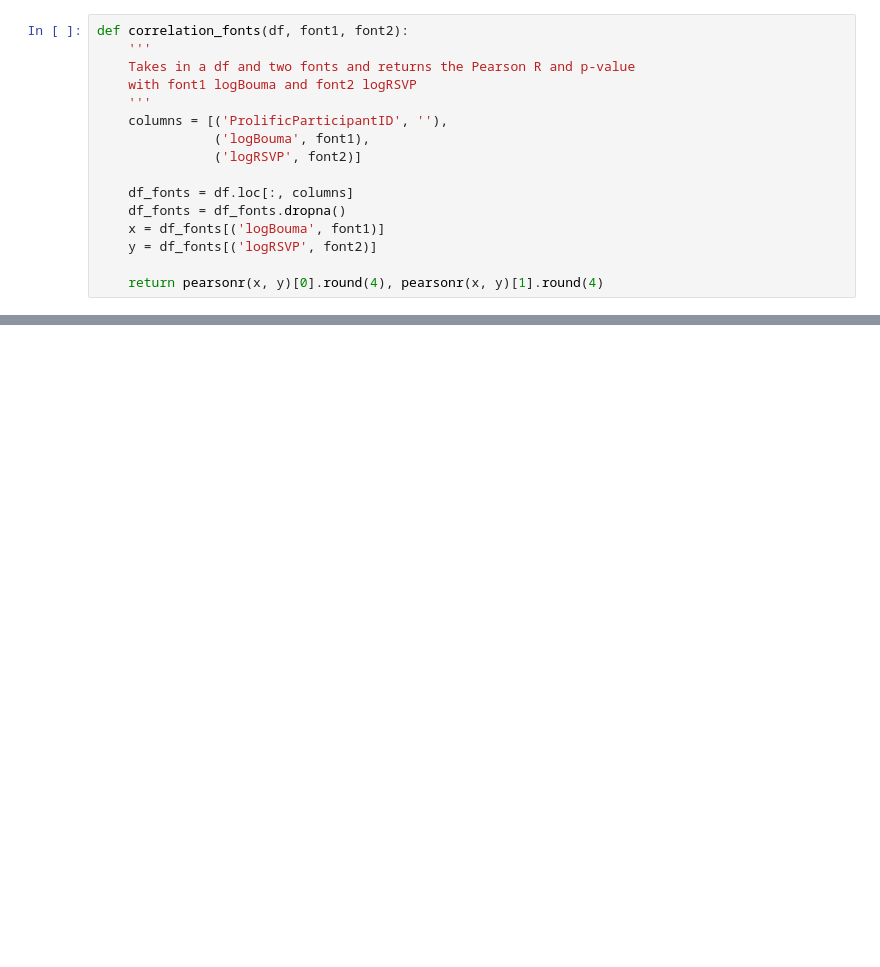
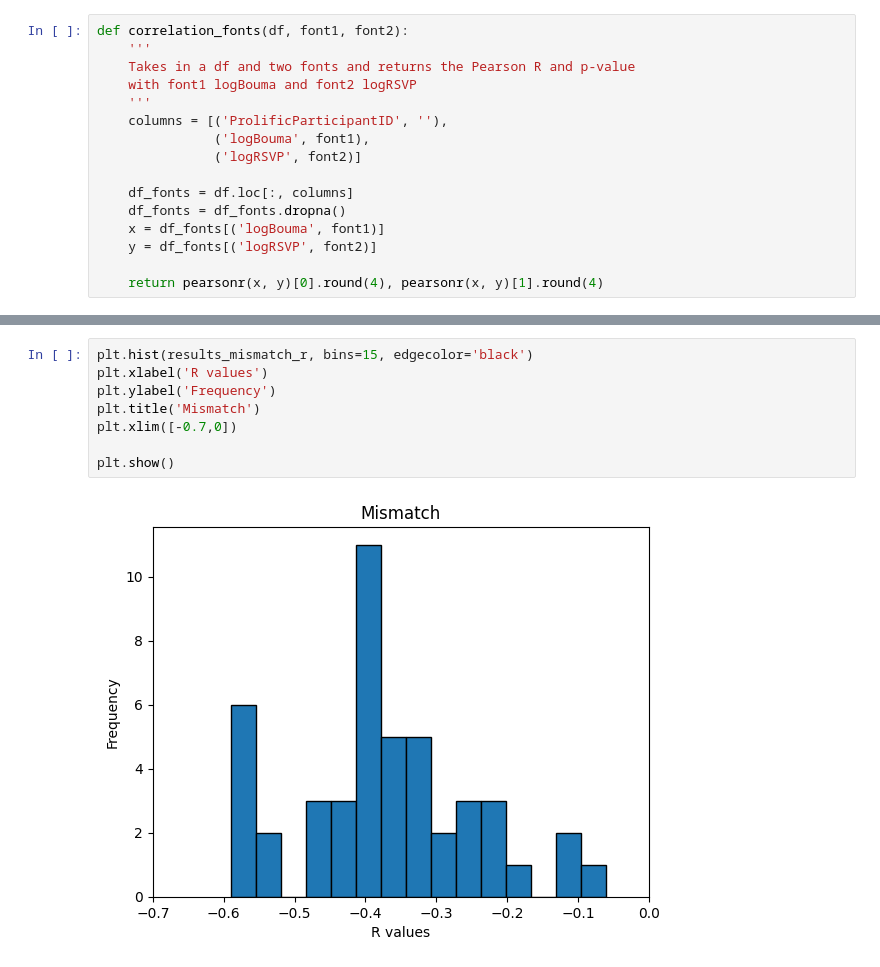
Before and after one commit to fh986/crowding-individual-difference, a Jupyter notebook: font_correlation_data/crowdingReading_correlationsAcrossFonts.ipynb, the cells around one changed output, grey strips where cells are left out. Saved outputs shown, nothing was run; the diff lists cells and outputs as text; blank space fills up the shorter version.

```diff
--- a/font_correlation_data/crowdingReading_correlationsAcrossFonts.ipynb
+++ b/font_correlation_data/crowdingReading_correlationsAcrossFonts.ipynb
@@ -143,0 +170,10 @@ Baskerville x ScarletWood (-0.3295, 0.0464)
+# %%
+plt.hist(results_mismatch_r, bins=15, edgecolor='black')
+plt.xlabel('R values')
+plt.ylabel('Frequency')
+plt.title('Mismatch')
+plt.xlim([-0.7,0])
+
+plt.show()
+# %% [output]
+[figure, added]
```
Also changed, not shown: parts of 8 cells of this notebook, 1 other file.
